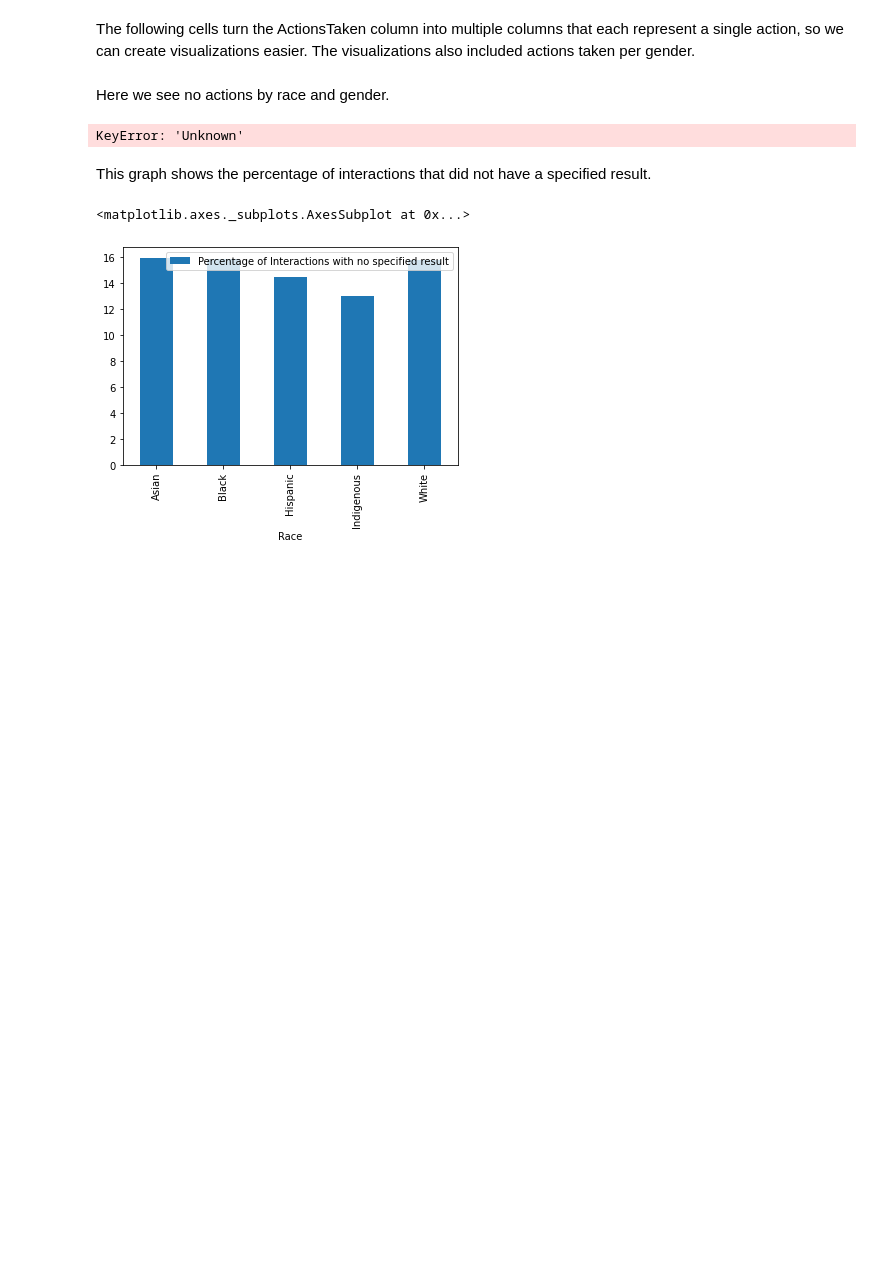
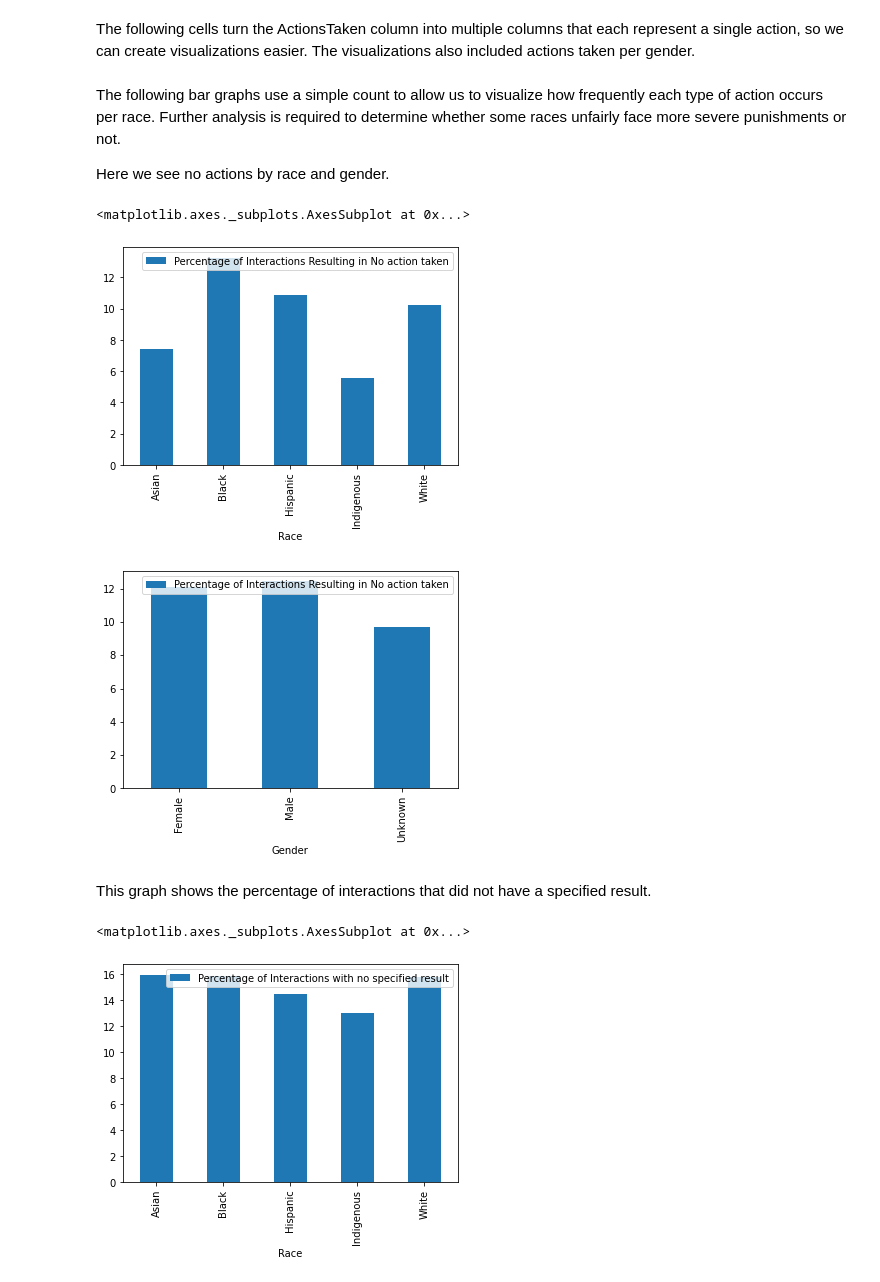
Before and after one commit to Icasas101/FinalDSTutorial, a Jupyter notebook: Final DS Tutorial.ipynb, the cells around one changed output. Saved outputs shown, nothing was run; the diff lists cells and outputs as text; code cells hidden in the pictures; blank space fills up the shorter version.

```diff
--- a/Final DS Tutorial.ipynb
+++ b/Final DS Tutorial.ipynb
@@ -358,8 +326,10 @@ df['StripBodyCavitySearch'] = stripBodyCavitySearchLst
 df['ConsentGiven'] = consentGivenLst
 df['TypeOfSearch'] = typeOfSearchLst
 df['TypeOfSearchSupervisorApproval'] = typeOfSearchSupervisorApprovalLst
-# %% [markdown]
-Here we see no actions by race and gender.
+# %% [markdown]
+The following bar graphs use a simple count to allow us to visualize how frequently each type of action occurs per race. Further analysis is required to determine whether some races unfairly face more severe punishments or not.
+
+Here we see no actions by race and gender.
 # %%
 noAmer = noAsian = noBlack = noHispanic = noWhite = noFemale = noMale = noUnknown = 0
 
@@ -371,38 +341,40 @@ for index, row in df.iterrows():
             noAsian += 1
         elif (row['SubjectRace'] == "BLACK"):
             noBlack += 1
         elif (row['SubjectRace'] == "HISPANIC"):
             noHispanic += 1
         elif (row['SubjectRace'] == "WHITE"):
             noWhite += 1
         if (row['SubjectGender'] == "FEMALE"):
             noFemale += 1
         if (row['SubjectGender'] == "MALE"):
             noMale += 1
-        if (row['SubjectGender'] == "Unknown"):
+        if ((row['SubjectGender'] != "MALE") and (row['SubjectGender'] != "FEMALE")):
             noUnknown += 1
 
 noAmerPer = (noAmer / amerCount) * 100
 noAsianPer = (noAsian / asianCount) * 100
 noBlackPer = (noBlack / blackCount) * 100
 noHispanicPer = (noHispanic / hispanicCount) * 100
 noWhitePer = (noWhite / whiteCount) * 100
 
-noFemalePer = (noFemale / df['SubjectGender'].value_counts()["FEMALE"]) * 100
-noMalePer = (noMale / df['SubjectGender'].value_counts()["MALE"]) * 100
-noUnknownPer = (noUnknown / df['SubjectGender'].value_counts()["Unknown"]) * 100
+noFemalePer = (noFemale / femaleCount) * 100
+noMalePer = (noMale / maleCount) * 100
+noUnknownPer = (noUnknown / unknownCount) * 100
 
 noPerDict = {"Race": ["Asian", "Black", "Hispanic", "Indigenous", "White"], "Percentage of Interactions Resulting in No action taken": [noAsianPer, noBlackPer, noHispanicPer, noAmerPer, noWhitePer]}
 noPerDictGender = {"Gender": ["Female", "Male", "Unknown"], "Percentage of Interactions Resulting in No action taken": [noFemalePer, noMalePer, noUnknownPer]}
 
 noRaceDf = pd.DataFrame(noPerDict).set_index('Race')
 noGenderDf = pd.DataFrame(noPerDictGender).set_index('Gender')
 
 
 noRaceDf.plot.bar()
 noGenderDf.plot.bar()
 # %% [output]
-KeyError: 'Unknown'
+<matplotlib.axes._subplots.AxesSubplot at 0x...>
+[figure, added]
+[figure, added]
 # %% [markdown]
 This graph shows the percentage of interactions that did not have a specified result.
 # %%
```
Also changed, not shown: parts of 12 cells of this notebook, 1 other file.
